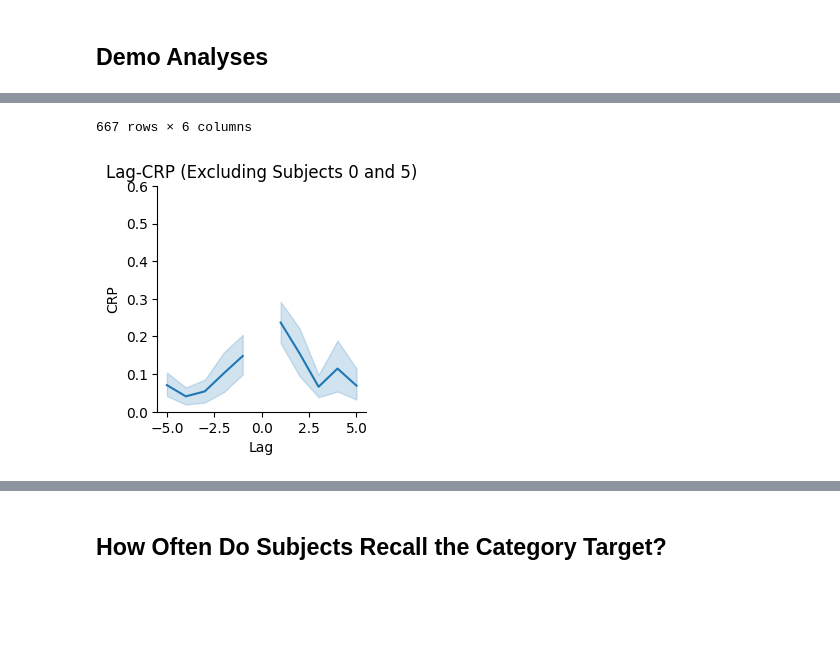
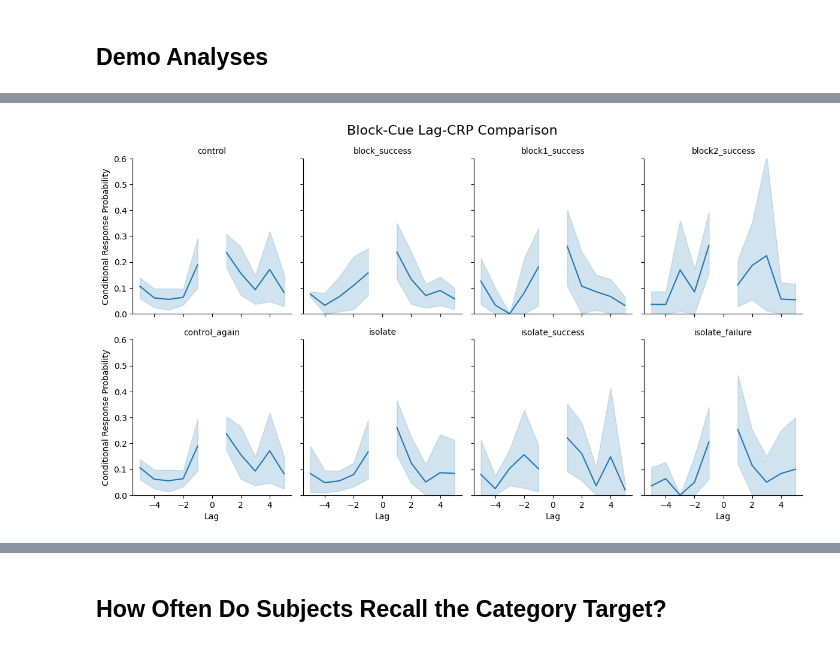
Before and after one commit to vucml/online_experiments, a Jupyter notebook: experiments/block_cat/export_to_psifr_andrew.ipynb, the cells around one changed output, grey strips where cells are left out. Drawn from its saved outputs; the diff is of its cells as text; code cells hidden in the pictures; blank space fills up the shorter version.

```diff
--- a/experiments/block_cat/export_to_psifr_andrew.ipynb
+++ b/experiments/block_cat/export_to_psifr_andrew.ipynb
@@ -131,13 +171,14 @@ events.head()
 data = fr.merge_free_recall(
     events,
     list_keys=[
-        'condition',
-        'target_success',
-        'listLength',
-        'trial_category_cue',
-        'category',
-        'cue_type'
-    ]
+        "condition",
+        "target_success",
+        "listLength",
+        "trial_category_cue",
+        "category",
+        "cue_type",
+        "block_success_group",
+    ],
 )
 
 data
@@ -367,40 +495,48 @@ lag_crp
 # %%
-# %% Lag-CRP excluding subjects 0 and 5
+# %% Exclude subjects 0 and 5 to return some forward-assymetry
 
-exclude = 'subject != 0 and subject != 5'
+excluded_subjects = "subject != 0 and subject != 5"
 
-# Control
-crp_control = fr.lag_crp(data.query(f'cue_type == "control" and {exclude}'))
+crp_control = fr.lag_crp(data.query(f'cue_type == "control" and {excluded_subjects}'))
+crp_block_success = fr.lag_crp(data.query(f'block_success_group > 0 and {excluded_subjects}'))
+crp_block1_success = fr.lag_crp(data.query(f'block_success_group == 1 and {excluded_subjects}'))
+crp_block2_success = fr.lag_crp(data.query(f'block_success_group == 2 and {excluded_subjects}'))
 
-# Block cue: success & failure
-crp_block_success = fr.lag_crp(data.query(f'cue_type == "block" and target_success == 1 and {exclude}'))
-crp_block_failure = fr.lag_crp(data.query(f'cue_type == "block" and target_success == 0 and {exclude}'))
+crp_control_again = fr.lag_crp(data.query(f'cue_type == "control" and {excluded_subjects}'))
+crp_isolate = fr.lag_crp(data.query(f'cue_type == "isolate" and {excluded_subjects}'))
+crp_isolate_success = fr.lag_crp(data.query(f'cue_type == "isolate" and target_success == 1 and {excluded_subjects}'))
+crp_isolate_failure = fr.lag_crp(data.query(f'cue_type == "isolate" and target_success == 0 and {excluded_subjects}'))
 
-# Isolate cue: success & failure
-crp_isolate_success = fr.lag_crp(data.query(f'cue_type == "isolate" and target_success == 1 and {exclude}'))
-crp_isolate_failure = fr.lag_crp(data.query(f'cue_type == "isolate" and target_success == 0 and {exclude}'))
-
-# Combine
+# Combine with condition labels
 lag_crp = pd.concat([
-    crp_control.assign(condition='control'),
-    crp_block_success.assign(condition='block_success'),
-    crp_block_failure.assign(condition='block_failure'),
-    crp_isolate_success.assign(condition='isolate_success'),
-    crp_isolate_failure.assign(condition='isolate_failure'),
+    crp_control.assign(condition="control"),
+    crp_block_success.assign(condition="block_success"),
+    crp_block1_success.assign(condition="block1_success"),
+    crp_block2_success.assign(condition="block2_success"),
+    crp_control_again.assign(condition="control_again"),
+    crp_isolate.assign(condition="isolate"),
+    crp_isolate_success.assign(condition="isolate_success"),
+    crp_isolate_failure.assign(condition="isolate_failure"),
 ])
 
-# Plot
-import matplotlib.pyplot as plt
 
-g = fr.plot_lag_crp(lag_crp)
-plt.ylim([0, .6])
-plt.title("Lag-CRP (Excluding Subjects 0 and 5)")
+# Plot: condition-level comparison (main figure)
+g = fr.plot_lag_crp(lag_crp, col="condition", col_wrap=4)
+g.fig.set_size_inches(12, 7)
+plt.ylim([0, 0.6])
+g.set_ylabels("Conditional Response Probability")
+g.set_titles("{col_name}")
 
-g = fr.plot_lag_crp(lag_crp, col='subject', col_wrap=5)
-plt.ylim([0, .6])
+# Add an overall title
+g.fig.suptitle("Block-Cue Lag-CRP Comparison", fontsize=16)
+g.fig.subplots_adjust(top=.9)
 
-g = fr.plot_lag_crp(lag_crp, col='condition', col_wrap=3)
-plt.ylim([0, .6])
+# Optional: subject-level grid
+# g = fr.plot_lag_crp(lag_crp, col="subject", col_wrap=5)
+# g.fig.set_size_inches(12, 8)
+# plt.ylim([0, 0.6])
+# g.fig.suptitle("Lag-CRP by Subject", fontsize=16)
+# g.fig.subplots_adjust(top=0.9)
 
-lag_crp
+# lag_crp
 # %% [output]
@@ -419,2 +543 @@ lag_crp
-667 rows × 6 columns
-[figure, old version]
+[figure, new version]
```
Also changed, not shown: parts of 47 cells of this notebook, 7 other files.
